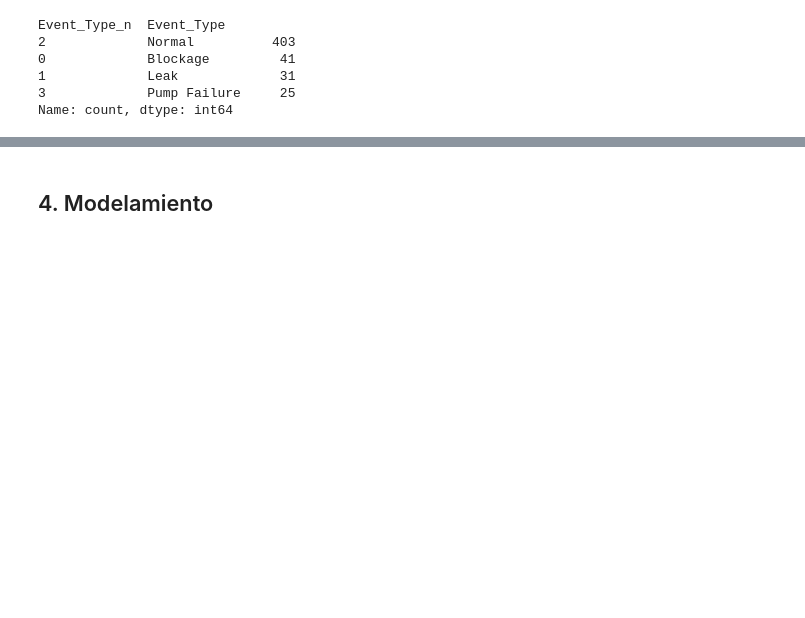
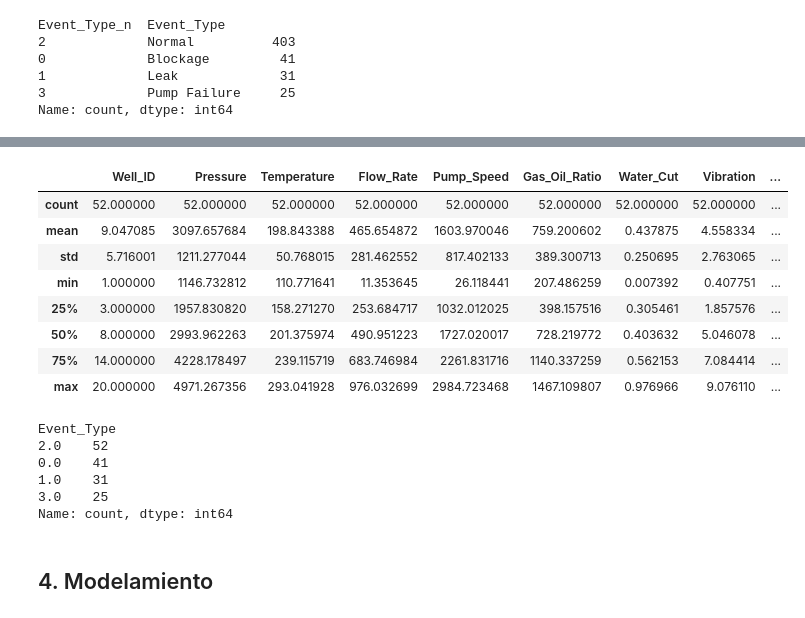
Before and after one commit to xaramillo/ml-bootcamp-labs, a Jupyter notebook: notebooks/laboratorio-s06.ipynb, the cells around one changed output, grey strips where cells are left out. Drawn from its saved outputs; the diff is of its cells as text; code cells hidden in the pictures; blank space fills up the shorter version.

```diff
--- a/notebooks/laboratorio-s06.ipynb
+++ b/notebooks/laboratorio-s06.ipynb
@@ -307,2 +320,3 @@ Name: count, dtype: int64
 # %%
-majority_class_df_sample = df_imputado.loc[df_imputado.Event_Type == 2].sample(35)
+majority_class_df_sample = df_imputado.loc[df_imputado.Event_Type == 2].sample(52)
+minority_class_df_sample = df_imputado.loc[df_imputado.Event_Type != 2]
@@ -308,0 +335,12 @@ majority_class_df_sample = df_imputado.loc[df_imputado.Event_Type == 2].sample(3
+# %%
+majority_class_df_sample.describe()
+# %% [output]
+|  | Well_ID | Pressure | Temperature | Flow_Rate | Pump_Speed | Gas_Oil_Ratio | Water_Cut | Vibration | ... |
+| count | 52.000000 | 52.000000 | 52.000000 | 52.000000 | 52.000000 | 52.000000 | 52.000000 | 52.000000 | ... |
+| mean | 9.047085 | 3097.657684 | 198.843388 | 465.654872 | 1603.970046 | 759.200602 | 0.437875 | 4.558334 | ... |
+| std | 5.716001 | 1211.277044 | 50.768015 | 281.462552 | 817.402133 | 389.300713 | 0.250695 | 2.763065 | ... |
+| min | 1.000000 | 1146.732812 | 110.771641 | 11.353645 | 26.118441 | 207.486259 | 0.007392 | 0.407751 | ... |
+| 25% | 3.000000 | 1957.830820 | 158.271270 | 253.684717 | 1032.012025 | 398.157516 | 0.305461 | 1.857576 | ... |
+| 50% | 8.000000 | 2993.962263 | 201.375974 | 490.951223 | 1727.020017 | 728.219772 | 0.403632 | 5.046078 | ... |
+| 75% | 14.000000 | 4228.178497 | 239.115719 | 683.746984 | 2261.831716 | 1140.337259 | 0.562153 | 7.084414 | ... |
+| max | 20.000000 | 4971.267356 | 293.041928 | 976.032699 | 2984.723468 | 1467.109807 | 0.976966 | 9.076110 | ... |
@@ -309,3 +349,12 @@ majority_class_df_sample = df_imputado.loc[df_imputado.Event_Type == 2].sample(3
+# %%
+df_balanced.Event_Type.value_counts()
+# %% [output]
+Event_Type
+2.0    52
+0.0    41
+1.0    31
+3.0    25
+Name: count, dtype: int64
 # %% [markdown]
 ## 4. Modelamiento
 # %%
```
Also changed, not shown: parts of 11 cells of this notebook.
